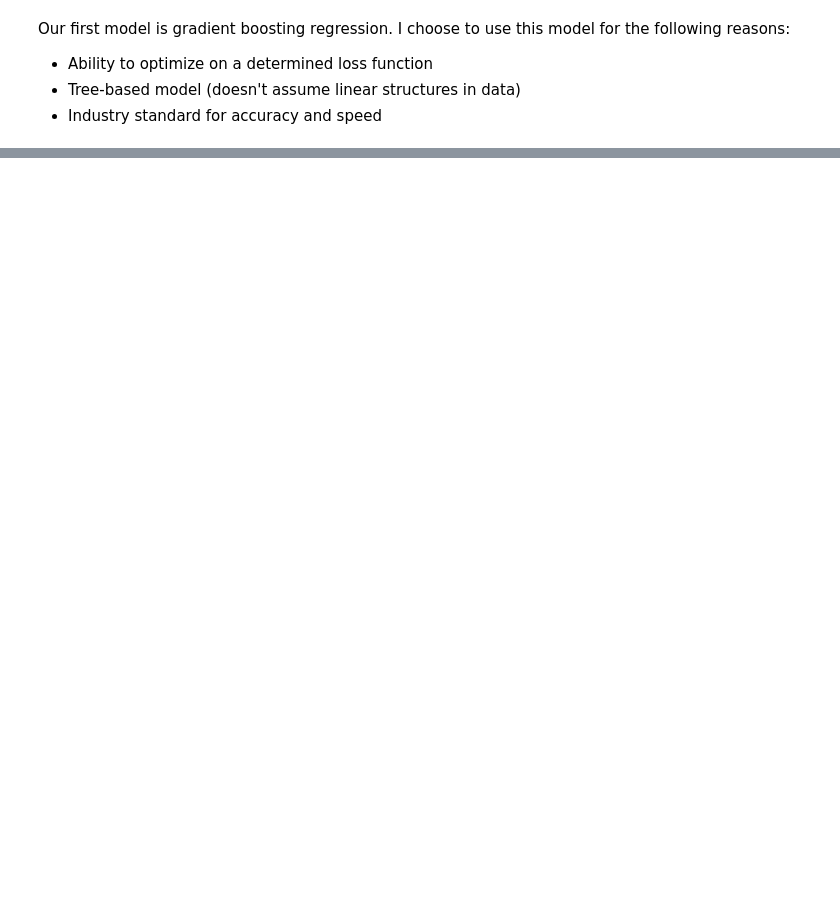
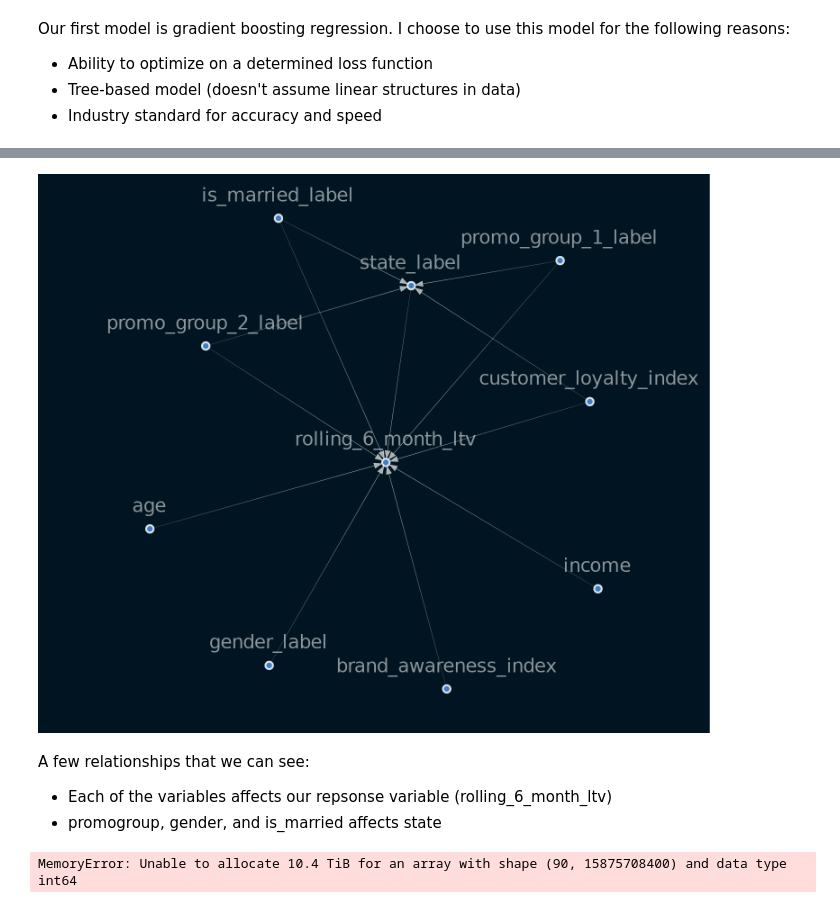
Before and after one commit to jacobweiss2305/ltv-model, a Jupyter notebook: model/notebooks/main.ipynb, the cells around one changed output, grey strips where cells are left out. Saved outputs shown, nothing was run; the diff lists cells and outputs as text; code cells hidden in the pictures; blank space fills up the shorter version.

```diff
--- a/model/notebooks/main.ipynb
+++ b/model/notebooks/main.ipynb
@@ -506,0 +532,2 @@ metrics
+# %%
+aggregated_peaks = feature_table.groupby(level=0).mean().drop('rolling_6_months', axis = 1)
@@ -506,0 +593,4 @@ metrics
+# %%
+temp = aggregated_peaks.drop('rolling_6_months', axis = 1).sample(100)
+# %%
+sm = from_pandas(temp)
@@ -506,0 +599,16 @@ metrics
+# %%
+#Remove weak edges
+sm.remove_edges_below_threshold(0.8)
+viz = plot_structure(
+    sm,
+    graph_attributes={"scale": "1.5"},
+    all_node_attributes=NODE_STYLE.WEAK,
+    all_edge_attributes=EDGE_STYLE.WEAK,
+)
+Image(viz.draw(format='png'))
+# %% [output]
+[figure, added]
+# %% [markdown]
+A few relationships that we can see:
+- Each of the variables affects our repsonse variable (rolling_6_month_ltv)
+- promogroup, gender, and is_married affects state
@@ -506,0 +623,4 @@ metrics
+# %%
+bn = bn.fit_cpds(train, method="BayesianEstimator", bayes_prior="K2")
+# %% [output]
+MemoryError: Unable to allocate 10.4 TiB for an array with shape (90, 15875708400) and data type int64
```
Also changed, not shown: parts of 34 cells of this notebook, 1 other file.
